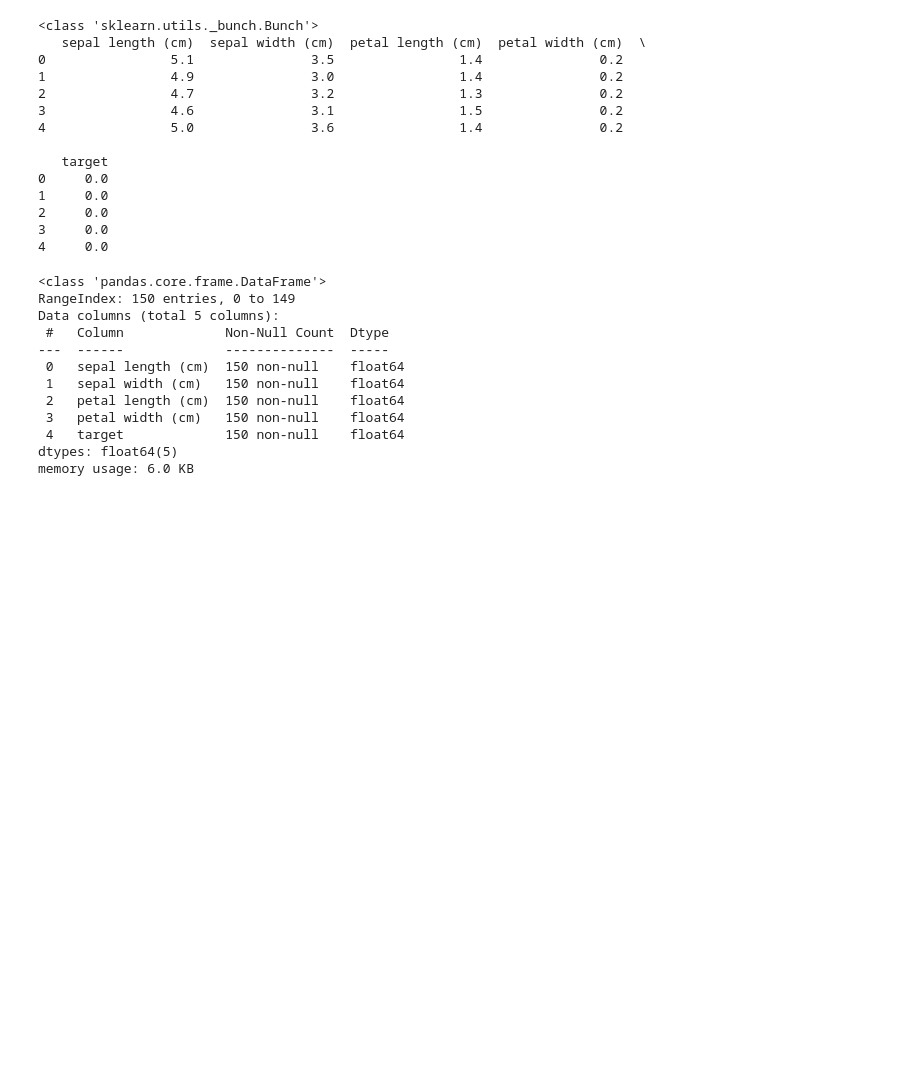
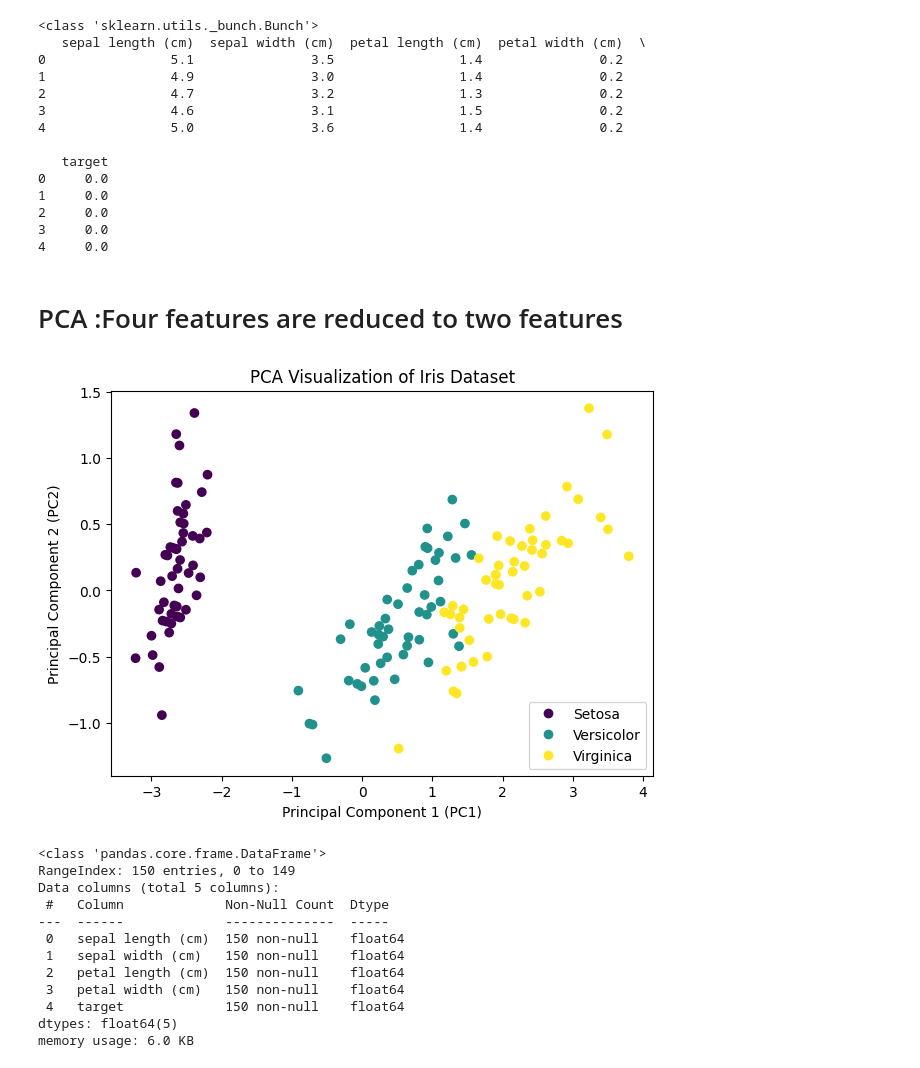
Before and after one commit to Bosy-Ayman/Machine_Learning, a Jupyter notebook: lab_2_knn.ipynb, the cells around one changed output. Drawn from its saved outputs; the diff is of its cells as text; code cells hidden in the pictures; blank space fills up the shorter version.

```diff
--- a/lab_2_knn.ipynb
+++ b/lab_2_knn.ipynb
@@ -110,8 +110,10 @@ iris = datasets.load_iris()
 print(type(iris))
 
 # use the numpy concatenate function
-iris_df = pd.DataFrame(data = np.c_[iris['data'],iris['target']],
-                             columns = iris['feature_names']+['target'] )
+# target :type of the flower
+
+
+iris_df = pd.DataFrame(data = np.c_[iris['data'],iris['target']],columns = iris['feature_names']+['target'] )
 print(iris_df.head())
 # %% [output]
 <class 'sklearn.utils._bunch.Bunch'>
@@ -128,6 +130,25 @@ print(iris_df.head())
 2     0.0
 3     0.0
 4     0.0
+# %% [markdown]
+# PCA :Four features are reduced to two features
+# %%
+pca = PCA(n_components=2)
+X_reduced = pca.fit_transform(iris_df.iloc[:, :4])
+
+pca_df = pd.DataFrame(data=X_reduced,columns=['PC1','PC2'])
+
+final_df = pd.concat([pca_df, iris_df['target']], axis=1)
+
+plt.figure(figsize=(7, 5))
+scatter = plt.scatter(final_df['PC1'], final_df['PC2'], c=final_df['target'], cmap='viridis')
+plt.title('PCA Visualization of Iris Dataset')
+plt.xlabel('Principal Component 1 (PC1)')
+plt.ylabel('Principal Component 2 (PC2)')
+plt.legend(handles=scatter.legend_elements()[0], labels=['Setosa', 'Versicolor', 'Virginica'])
+plt.show()
+# %% [output]
+[figure, added]
 # %%
 # Show the dataset infromation
 iris_df.info()
```
Also changed, not shown: parts of 27 cells of this notebook.
